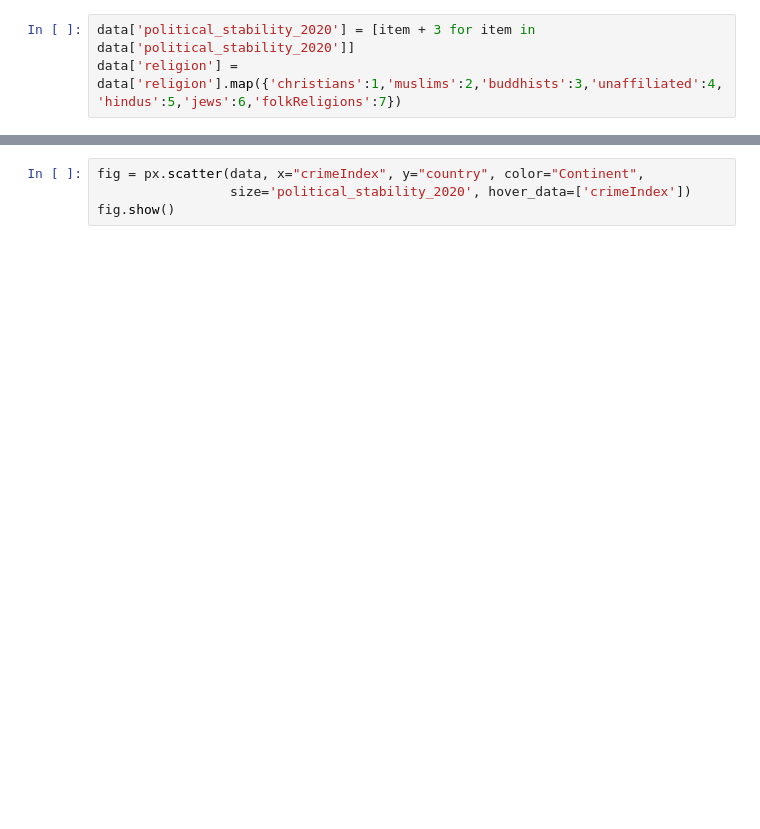
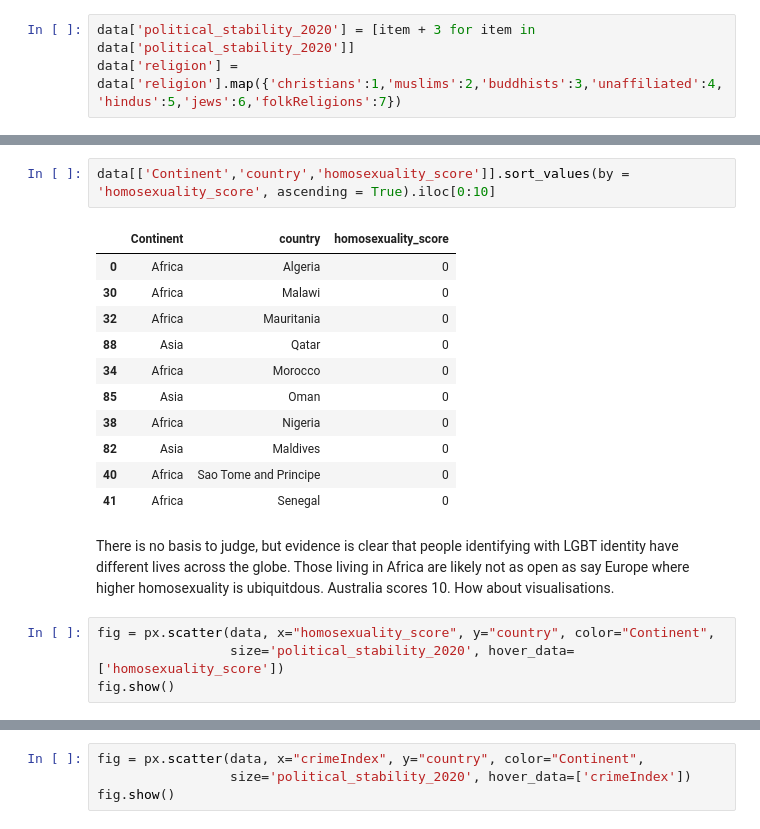
Before and after one commit to IvanShamoon/Portfolio, a Jupyter notebook: social_cluster.ipynb, the cells around one changed output, grey strips where cells are left out. Saved outputs shown, nothing was run; the diff lists cells and outputs as text; blank space fills up the shorter version.

```diff
--- a/social_cluster.ipynb
+++ b/social_cluster.ipynb
@@ -29,0 +56,20 @@ Name: homosexuality_score, dtype: float64
+# %%
+data[['Continent','country','homosexuality_score']].sort_values(by = 'homosexuality_score', ascending = True).iloc[0:10]
+# %% [output]
+|  | Continent | country | homosexuality_score |
+| 0 | Africa | Algeria | 0 |
+| 30 | Africa | Malawi | 0 |
+| 32 | Africa | Mauritania | 0 |
+| 88 | Asia | Qatar | 0 |
+| 34 | Africa | Morocco | 0 |
+| 85 | Asia | Oman | 0 |
+| 38 | Africa | Nigeria | 0 |
+| 82 | Asia | Maldives | 0 |
+| 40 | Africa | Sao Tome and Principe | 0 |
+| 41 | Africa | Senegal | 0 |
+# %% [markdown]
+There is no basis to judge, but evidence is clear that people identifying with LGBT identity have different lives across the globe. Those living in Africa are likely not as open as say Europe where higher homosexuality is ubiquitdous. Australia scores 10. How about visualisations.
+# %%
+fig = px.scatter(data, x="homosexuality_score", y="country", color="Continent",
+                 size='political_stability_2020', hover_data=['homosexuality_score'])
+fig.show()
```
Also changed, not shown: parts of 40 cells of this notebook.
